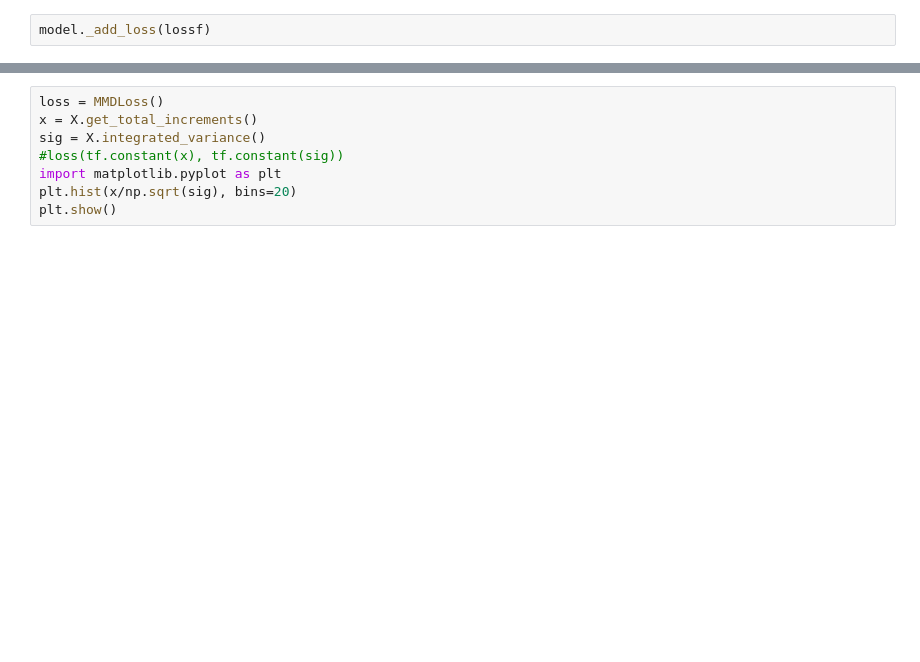
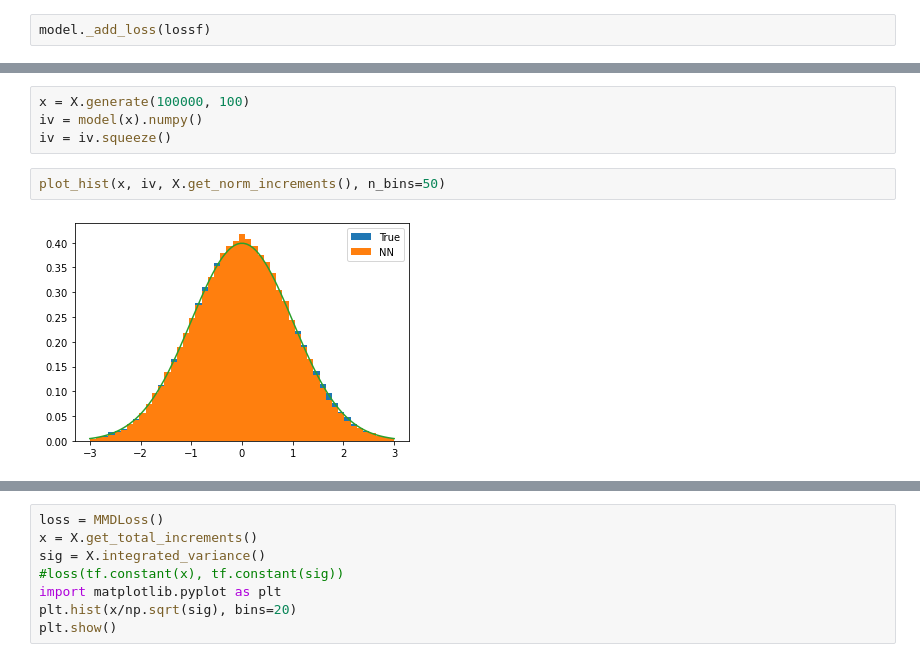
Before and after one commit to phillipmurray/DL_integrated_variance, a Jupyter notebook: notebooks/Untitled.ipynb, the cells around one changed output, grey strips where cells are left out. Drawn from its saved outputs; the diff is of its cells as text; blank space fills up the shorter version.

```diff
--- a/notebooks/Untitled.ipynb
+++ b/notebooks/Untitled.ipynb
@@ -42,0 +32,8 @@ plt.show()
+# %%
+x = X.generate(100000, 100)
+iv = model(x).numpy()
+iv = iv.squeeze()
+# %%
+plot_hist(x, iv, X.get_norm_increments(), n_bins=50)
+# %% [output]
+[figure, added]
```
Also changed, not shown: parts of 18 cells of this notebook, 3 other files.
